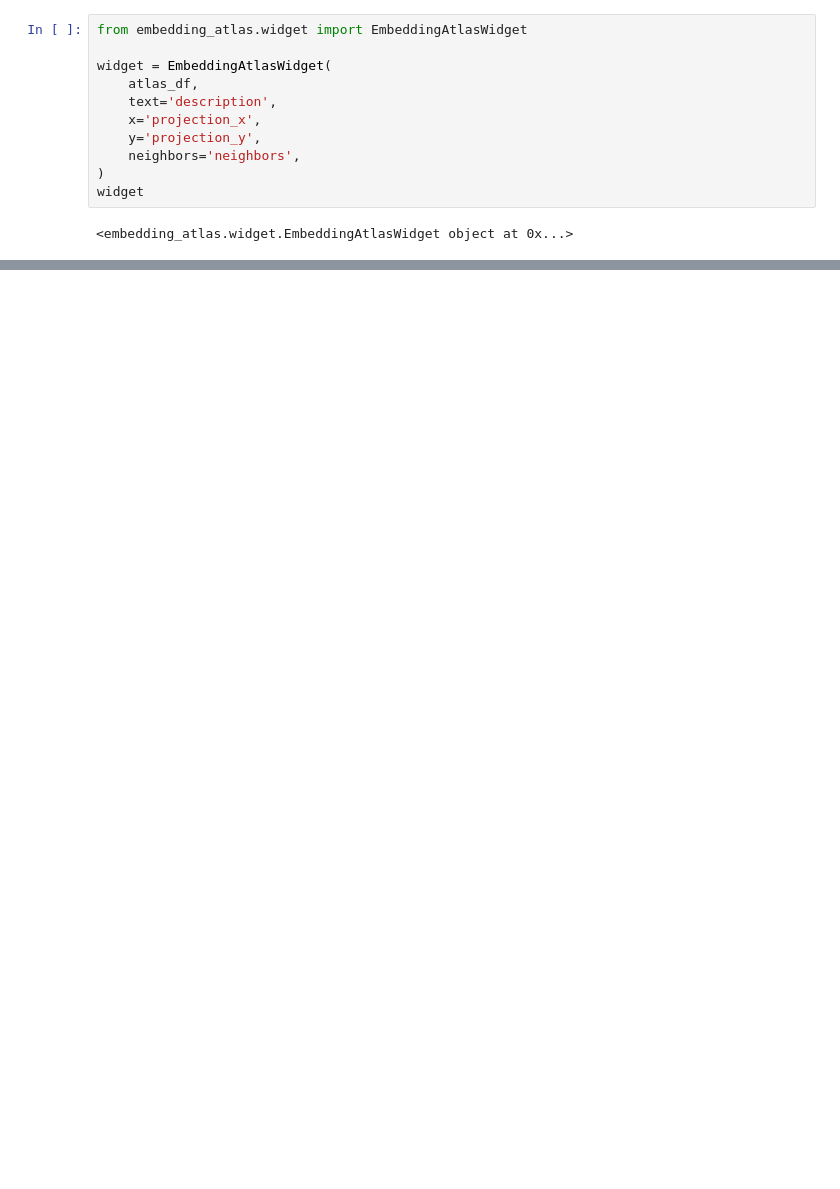
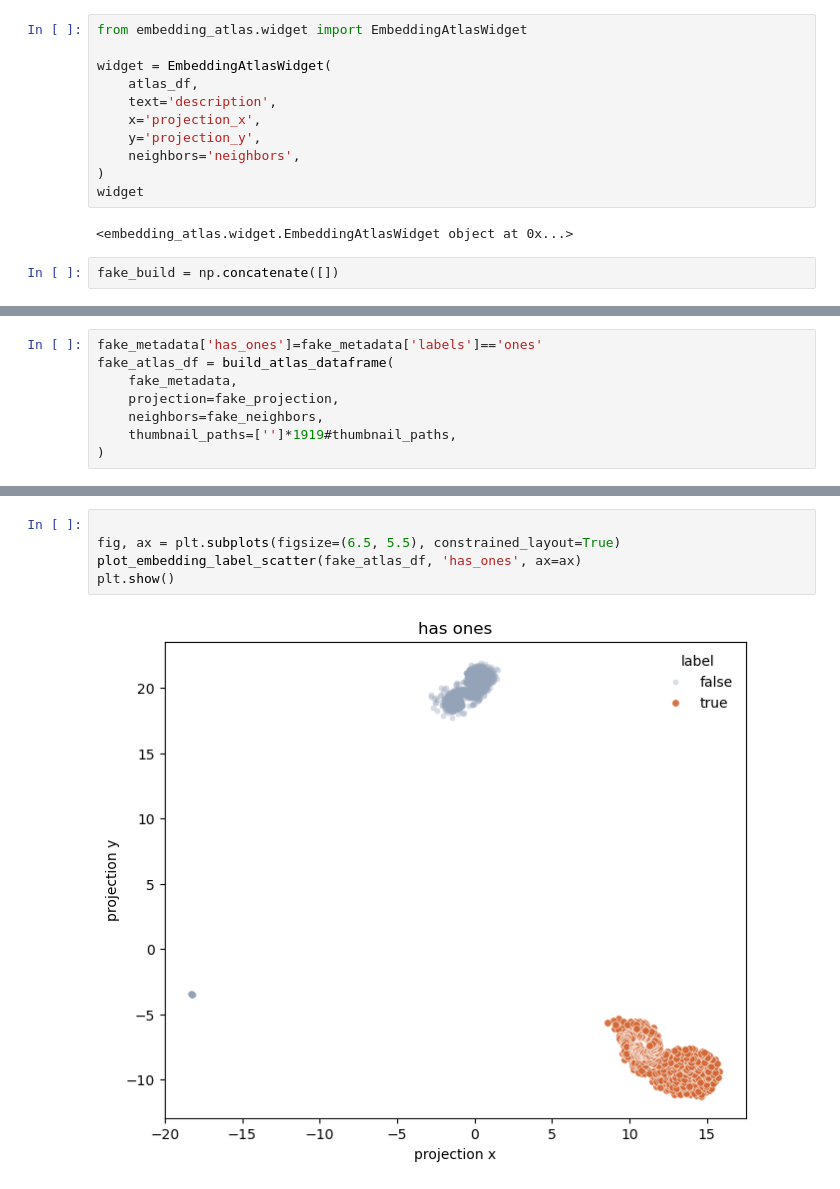
Before and after one commit to justinkay/movebench, a Jupyter notebook: notebooks/thumbnail_dino_atlas.ipynb, the cells around one changed output, grey strips where cells are left out. Saved outputs shown, nothing was run; the diff lists cells and outputs as text; blank space fills up the shorter version.

```diff
--- a/notebooks/thumbnail_dino_atlas.ipynb
+++ b/notebooks/thumbnail_dino_atlas.ipynb
@@ -149,3 +388,5 @@ widget = EmbeddingAtlasWidget(
 widget
 # %% [output]
 <embedding_atlas.widget.EmbeddingAtlasWidget object at 0x...>
+# %%
+fake_build = np.concatenate([])
@@ -151,0 +420,8 @@ widget
+# %%
+fake_metadata['has_ones']=fake_metadata['labels']=='ones'
+fake_atlas_df = build_atlas_dataframe(
+    fake_metadata,
+    projection=fake_projection,
+    neighbors=fake_neighbors,
+    thumbnail_paths=['']*1919#thumbnail_paths,
+)
@@ -151,0 +455,7 @@ widget
+# %%
+
+fig, ax = plt.subplots(figsize=(6.5, 5.5), constrained_layout=True)
+plot_embedding_label_scatter(fake_atlas_df, 'has_ones', ax=ax)
+plt.show()
+# %% [output]
+[figure, added]
```
Also changed, not shown: parts of 18 cells of this notebook, 9 other files.
